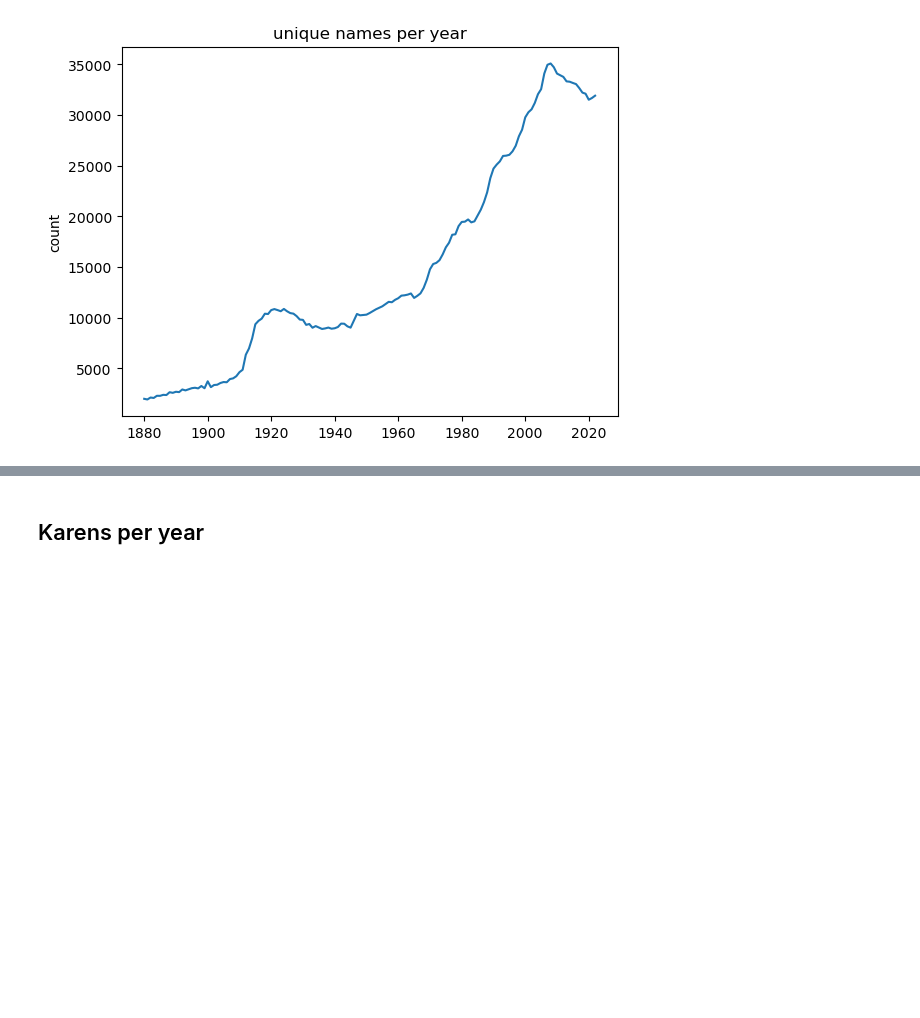
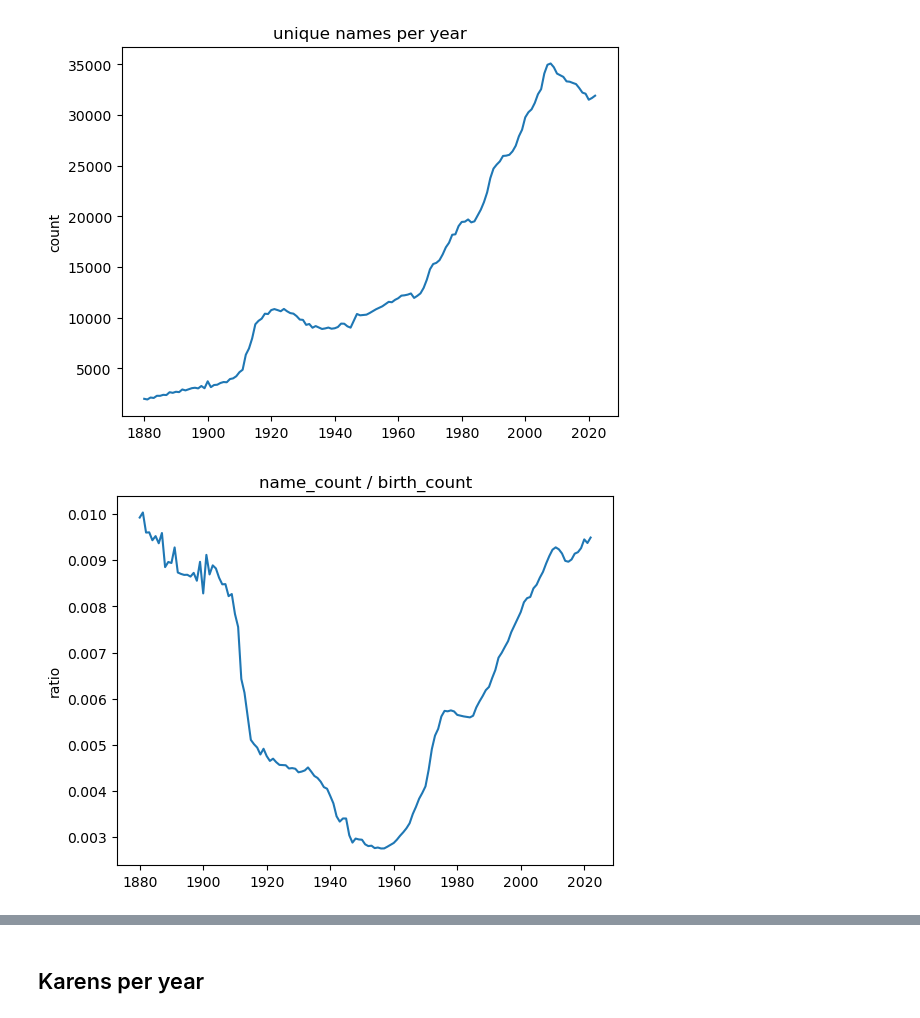
Before and after one commit to paulsch1/capstone, a Jupyter notebook: cap1_look_at_name_datasets.ipynb, the cells around one changed output, grey strips where cells are left out. Saved outputs shown, nothing was run; the diff lists cells and outputs as text; code cells hidden in the pictures; blank space fills up the shorter version.

```diff
--- a/cap1_look_at_name_datasets.ipynb
+++ b/cap1_look_at_name_datasets.ipynb
@@ -134,20 +134,30 @@ for just 1950:  0.9505686469502233
 # %% [markdown]
 ## plots
 # %%
-z = dfn[['year', 'count']].groupby(['year']).sum().reset_index()
+z1 = dfn[['year', 'count']].groupby(['year']).sum().reset_index()
 
-plt.plot(z['year'], z['count'])
+plt.plot(z1['year'], z1['count'])
 plt.ylabel('count')
 plt.title('births per year')
 plt.show()
 # %% [output]
 [figure]
 # %%
-z = dfn[['sex', 'name', 'year']].groupby(['sex', 'name', 'year']).head()
-z = z.groupby(['year']).count().reset_index()
-plt.plot(z['year'], z['name'])
+z2 = dfn[['sex', 'name', 'year']].groupby(['sex', 'name', 'year']).head()
+z2 = z2.groupby(['year']).count().reset_index()
+plt.plot(z2['year'], z2['name'])
 plt.ylabel('count')
 plt.title('unique names per year')
 plt.show()
 # %% [output]
 [figure]
+# %%
+z3 = pd.merge(z1, z2, on='year')
+z3['name_count_to_birth_ratio'] = z3['name']/z3['count']
+
+plt.plot(z3['year'], z3['name_count_to_birth_ratio'])
+plt.ylabel('ratio')
+plt.title('name_count / birth_count')
+plt.show()
+# %% [output]
+[figure, added]
```
Also changed, not shown: parts of 3 cells of this notebook, 4 other files.
